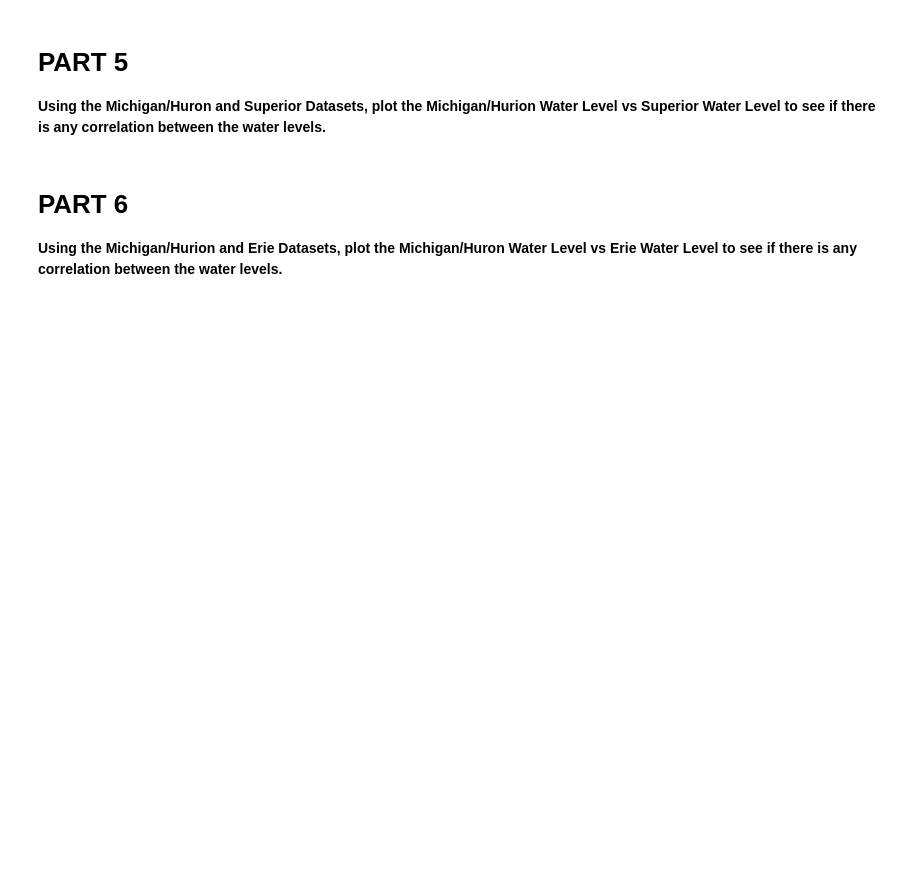
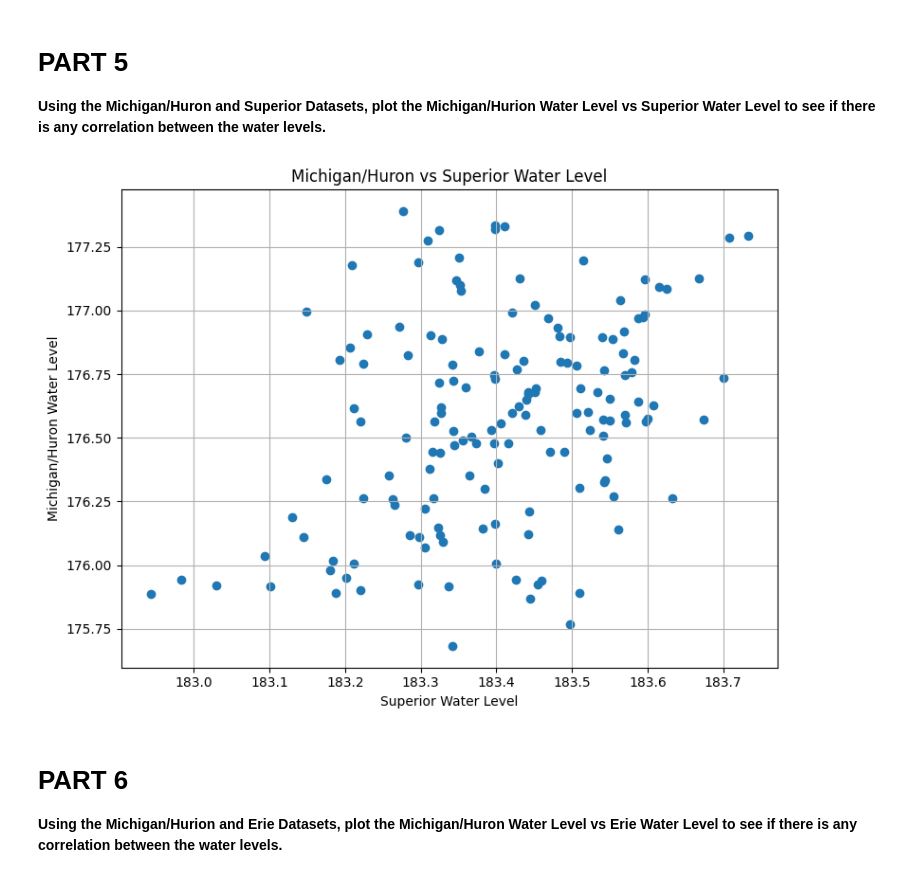
Before and after one commit to AbhishekVilekar/CMSE202_Git_Started, a Jupyter notebook: Great_Lakes_and_Grand_River.ipynb, the cells around one changed output. Drawn from its saved outputs; the diff is of its cells as text; code cells hidden in the pictures; blank space fills up the shorter version.

```diff
--- a/Great_Lakes_and_Grand_River.ipynb
+++ b/Great_Lakes_and_Grand_River.ipynb
@@ -67,3 +66,18 @@ plt.show()
+# %%
+mhu = pd.read_csv('data/mhu.csv')
+sup = pd.read_csv('data/sup.csv')
+
+plt.figure(figsize=(8,6))
+plt.scatter(sup.iloc[:,1], mhu.iloc[:,1])
+
+plt.xlabel('Superior Water Level')
+plt.ylabel('Michigan/Huron Water Level')
+plt.title('Michigan/Huron vs Superior Water Level')
+plt.grid(True)
+plt.tight_layout()
+plt.show()
+# %% [output]
+[figure, added]
 # %% [markdown]
 # PART 6
 
```
Also changed, not shown: parts of 4 cells of this notebook.
